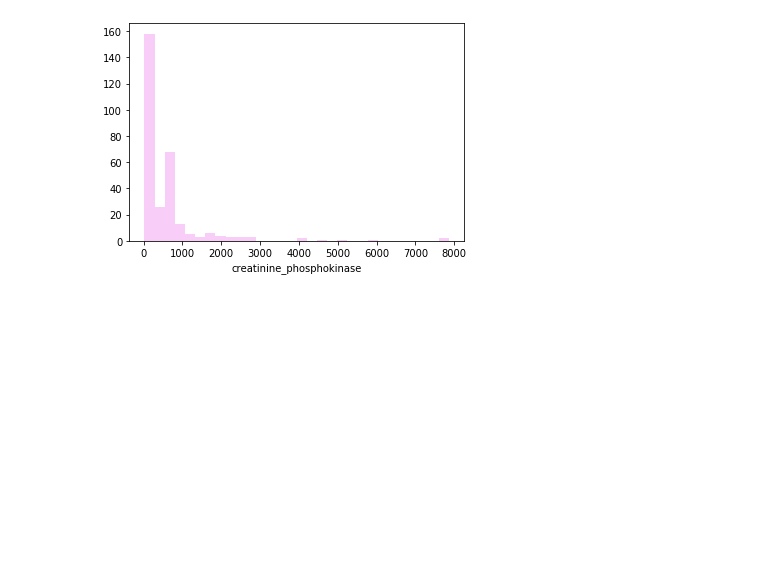
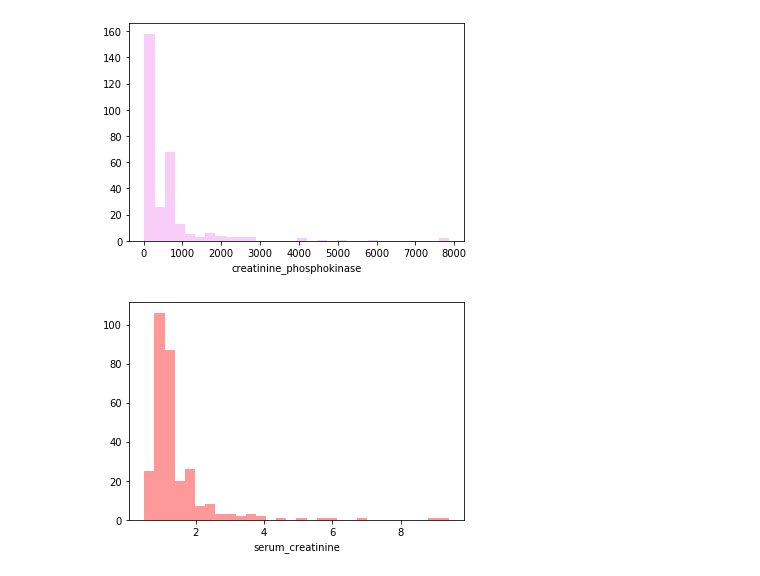
Before and after one commit to saumyaborwankar/heart-failure-detection, a Jupyter notebook: Exploratory data analysis.ipynb, the cells around one changed output. Saved outputs shown, nothing was run; the diff lists cells and outputs as text; code cells hidden in the pictures; blank space fills up the shorter version.

```diff
--- a/Exploratory data analysis.ipynb
+++ b/Exploratory data analysis.ipynb
@@ -37,3 +39,8 @@ sns.distplot(dataset['creatinine_phosphokinase'],kde=False,bins=30,color='violet
 # %% [output]
 <matplotlib.axes._subplots.AxesSubplot at 0x...>
 [figure]
+# %%
+sns.distplot(dataset['serum_creatinine'],kde=False,bins=30,color='red')
+plt.show()
+# %% [output]
+[figure, added]
```
Also changed, not shown: parts of 15 cells of this notebook.
